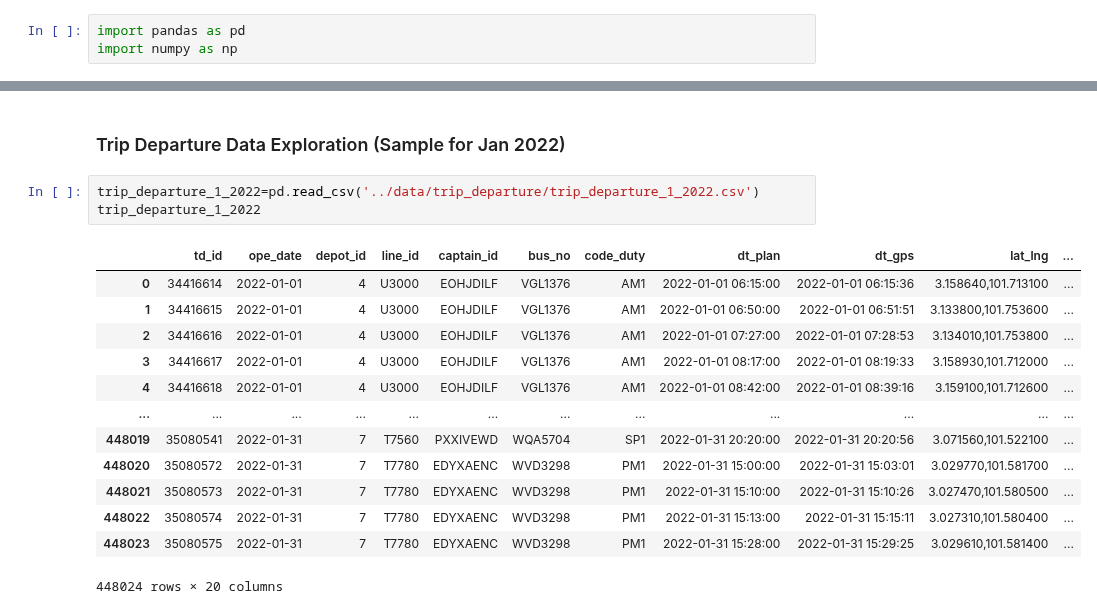
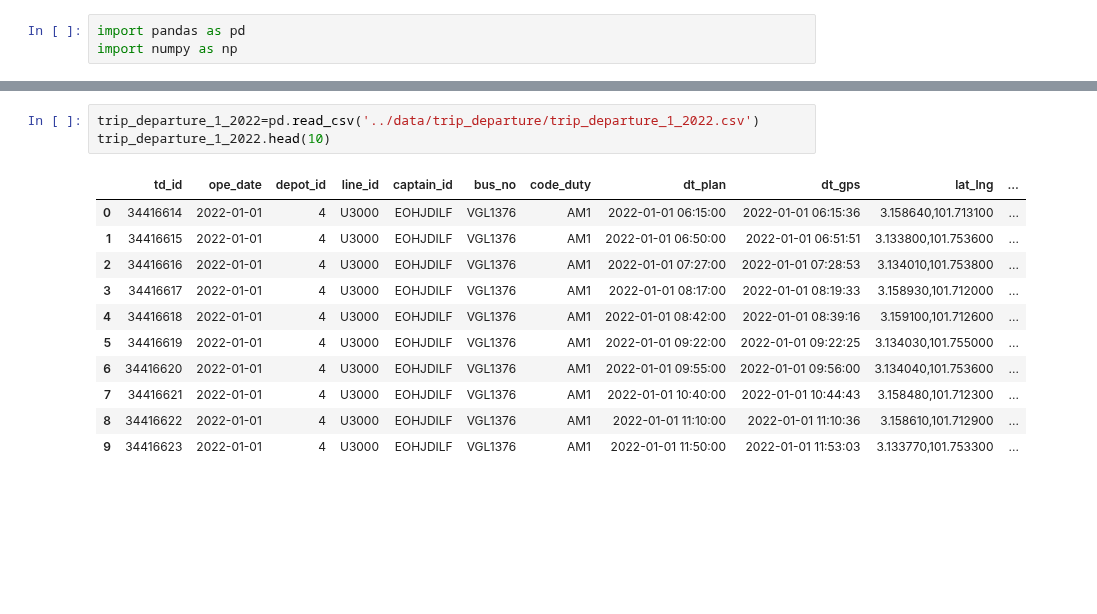
Before and after one commit to izardy/myrapid-backend, a Jupyter notebook: etl/data_exploration.ipynb, the cells around one changed output, grey strips where cells are left out. Saved outputs shown, nothing was run; the diff lists cells and outputs as text; blank space fills up the shorter version.

```diff
--- a/etl/data_exploration.ipynb
+++ b/etl/data_exploration.ipynb
@@ -141,19 +87,15 @@ for year in years:
-# %% [markdown]
-### Trip Departure Data Exploration (Sample for Jan 2022)
 # %%
 trip_departure_1_2022=pd.read_csv('../data/trip_departure/trip_departure_1_2022.csv')
-trip_departure_1_2022
+trip_departure_1_2022.head(10)
 # %% [output]
 |  | td_id | ope_date | depot_id | line_id | captain_id | bus_no | code_duty | dt_plan | dt_gps | lat_lng | ... |
 | 0 | 34416614 | 2022-01-01 | 4 | U3000 | EOHJDILF | VGL1376 | AM1 | 2022-01-01 06:15:00 | 2022-01-01 06:15:36 | 3.158640,101.713100 | ... |
 | 1 | 34416615 | 2022-01-01 | 4 | U3000 | EOHJDILF | VGL1376 | AM1 | 2022-01-01 06:50:00 | 2022-01-01 06:51:51 | 3.133800,101.753600 | ... |
 | 2 | 34416616 | 2022-01-01 | 4 | U3000 | EOHJDILF | VGL1376 | AM1 | 2022-01-01 07:27:00 | 2022-01-01 07:28:53 | 3.134010,101.753800 | ... |
 | 3 | 34416617 | 2022-01-01 | 4 | U3000 | EOHJDILF | VGL1376 | AM1 | 2022-01-01 08:17:00 | 2022-01-01 08:19:33 | 3.158930,101.712000 | ... |
 | 4 | 34416618 | 2022-01-01 | 4 | U3000 | EOHJDILF | VGL1376 | AM1 | 2022-01-01 08:42:00 | 2022-01-01 08:39:16 | 3.159100,101.712600 | ... |
-| ... | ... | ... | ... | ... | ... | ... | ... | ... | ... | ... | ... |
-| 448019 | 35080541 | 2022-01-31 | 7 | T7560 | PXXIVEWD | WQA5704 | SP1 | 2022-01-31 20:20:00 | 2022-01-31 20:20:56 | 3.071560,101.522100 | ... |
-| 448020 | 35080572 | 2022-01-31 | 7 | T7780 | EDYXAENC | WVD3298 | PM1 | 2022-01-31 15:00:00 | 2022-01-31 15:03:01 | 3.029770,101.581700 | ... |
-| 448021 | 35080573 | 2022-01-31 | 7 | T7780 | EDYXAENC | WVD3298 | PM1 | 2022-01-31 15:10:00 | 2022-01-31 15:10:26 | 3.027470,101.580500 | ... |
-| 448022 | 35080574 | 2022-01-31 | 7 | T7780 | EDYXAENC | WVD3298 | PM1 | 2022-01-31 15:13:00 | 2022-01-31 15:15:11 | 3.027310,101.580400 | ... |
-| 448023 | 35080575 | 2022-01-31 | 7 | T7780 | EDYXAENC | WVD3298 | PM1 | 2022-01-31 15:28:00 | 2022-01-31 15:29:25 | 3.029610,101.581400 | ... |
+| 5 | 34416619 | 2022-01-01 | 4 | U3000 | EOHJDILF | VGL1376 | AM1 | 2022-01-01 09:22:00 | 2022-01-01 09:22:25 | 3.134030,101.755000 | ... |
+| 6 | 34416620 | 2022-01-01 | 4 | U3000 | EOHJDILF | VGL1376 | AM1 | 2022-01-01 09:55:00 | 2022-01-01 09:56:00 | 3.134040,101.753600 | ... |
+| 7 | 34416621 | 2022-01-01 | 4 | U3000 | EOHJDILF | VGL1376 | AM1 | 2022-01-01 10:40:00 | 2022-01-01 10:44:43 | 3.158480,101.712300 | ... |
+| 8 | 34416622 | 2022-01-01 | 4 | U3000 | EOHJDILF | VGL1376 | AM1 | 2022-01-01 11:10:00 | 2022-01-01 11:10:36 | 3.158610,101.712900 | ... |
+| 9 | 34416623 | 2022-01-01 | 4 | U3000 | EOHJDILF | VGL1376 | AM1 | 2022-01-01 11:50:00 | 2022-01-01 11:53:03 | 3.133770,101.753300 | ... |
-448024 rows × 20 columns
```
Also changed, not shown: parts of 21 cells of this notebook.
